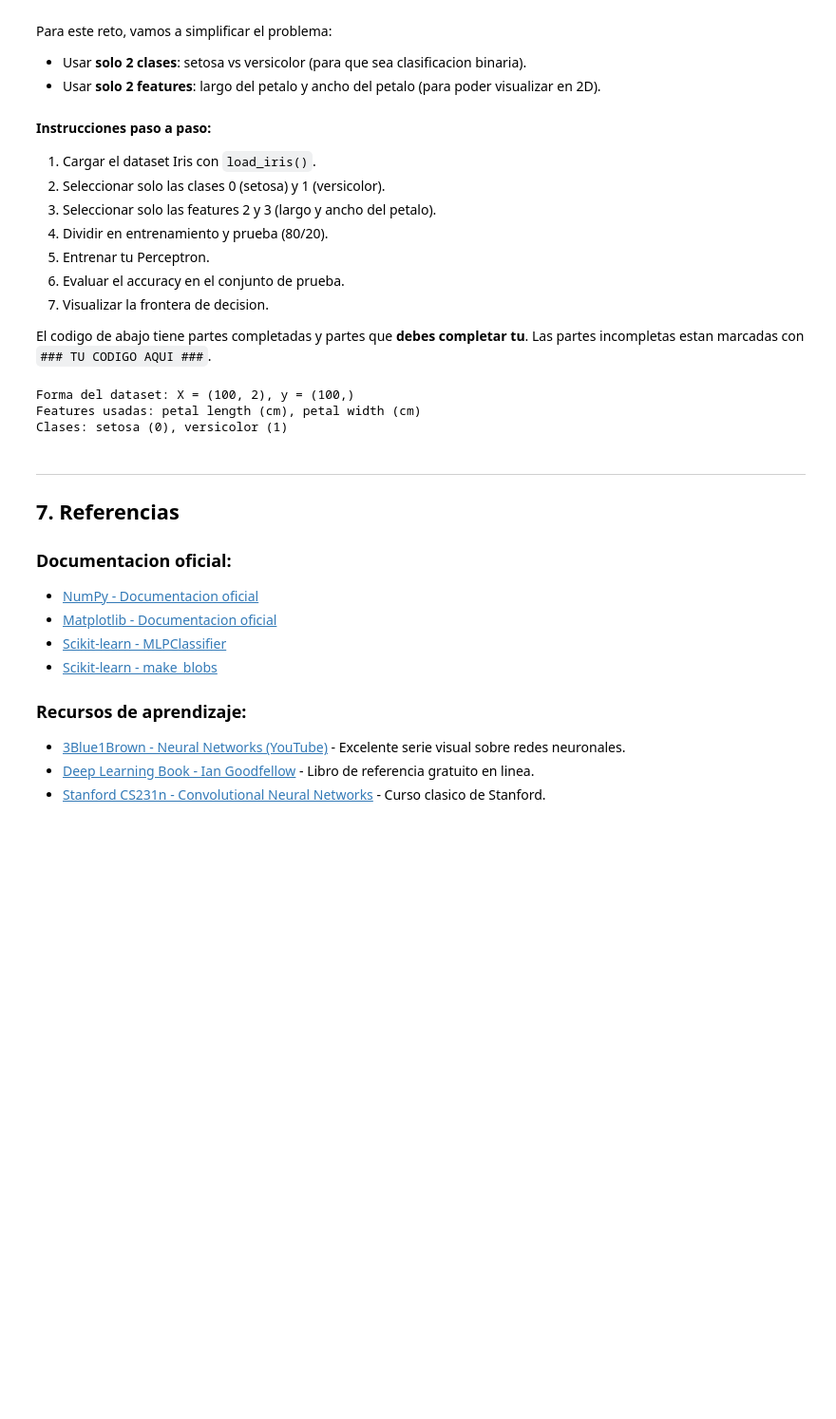
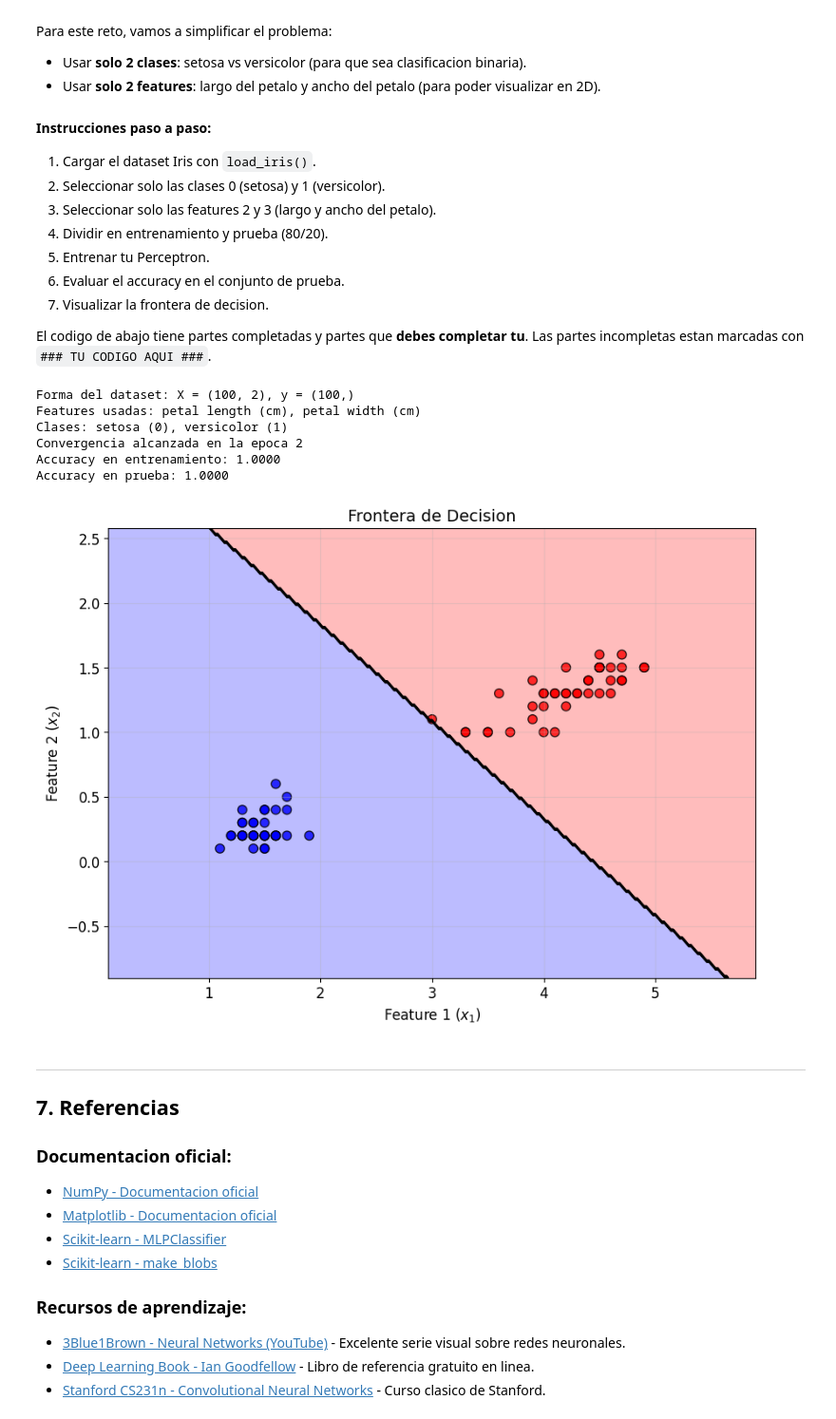
Before and after one commit to castilloTati/deep-learning-2-TdeA, a Jupyter notebook: guias/Guia_01_Fundamentos_DL_Perceptron.ipynb, the cells around one changed output. Shown at 95% size. Saved outputs shown, nothing was run; the diff lists cells and outputs as text; code cells hidden in the pictures; blank space fills up the shorter version.

Commit message:
Completado Preguntas y reto Guia_01_Fundamentos_DL_Perceptron

```diff
--- a/guias/Guia_01_Fundamentos_DL_Perceptron.ipynb
+++ b/guias/Guia_01_Fundamentos_DL_Perceptron.ipynb
@@ -1423,33 +1470,61 @@ y_iris = iris.target[mascara]         # Solo clases 0 y 1
 
 print(f"Forma del dataset: X = {X_iris.shape}, y = {y_iris.shape}")
 print(f"Features usadas: {iris.feature_names[2]}, {iris.feature_names[3]}")
 print(f"Clases: {iris.target_names[0]} (0), {iris.target_names[1]} (1)")
 
 # Paso 4: Dividir en entrenamiento y prueba
 ### TU CODIGO AQUI ###
+
+from sklearn.model_selection import train_test_split
+
+X_train, X_test, y_train, y_test = train_test_split(X_iris, y_iris, test_size=0.2, random_state=42)
+
 # Usa train_test_split con test_size=0.2 y random_state=42
 # X_train, X_test, y_train, y_test = ...
 
 
 # Paso 5: Entrenar el Perceptron
 ### TU CODIGO AQUI ###
+
+perceptron_iris = Perceptron(learning_rate=0.1, n_epochs=100)
+perceptron_iris.fit(X_train, y_train)
+
 # Crea una instancia de la clase Perceptron con los hiperparametros que consideres apropiados
 # Entrena con X_train y y_train
 
 
 # Paso 6: Evaluar el accuracy
 ### TU CODIGO AQUI ###
+
+y_train_pred = perceptron_iris.predict(X_train)
+y_test_pred = perceptron_iris.predict(X_test)
+
+train_accuracy = np.mean(y_train_pred == y_train)
+test_accuracy = np.mean(y_test_pred == y_test)
+
+print(f"Accuracy en entrenamiento: {train_accuracy:.4f}")
+print(f"Accuracy en prueba: {test_accuracy:.4f}")
+
 # Calcula y muestra el accuracy tanto en entrenamiento como en prueba
 
 
 # Paso 7: Visualizar la frontera de decision
 ### TU CODIGO AQUI ###
+
+fig, ax = plt.subplots(figsize=(10, 7))
+plot_decision_boundary(X_train, y_train, perceptron_iris, ax=ax)
+plt.show()
+
 # Usa la funcion plot_decision_boundary() que definimos arriba
 # Grafica usando X_train y y_train
 # %% [output]
 Forma del dataset: X = (100, 2), y = (100,)
 Features usadas: petal length (cm), petal width (cm)
 Clases: setosa (0), versicolor (1)
+Convergencia alcanzada en la epoca 2
+Accuracy en entrenamiento: 1.0000
+Accuracy en prueba: 1.0000
+[figure, added]
 # %% [markdown]
 ---
 
```
Also changed, not shown: parts of 1 cell of this notebook.
